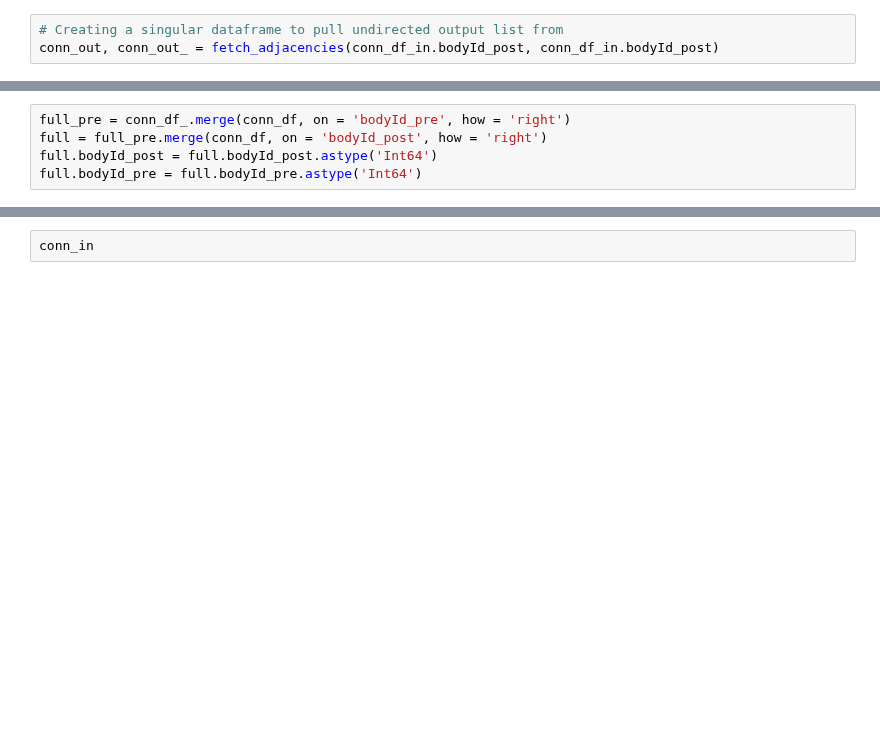
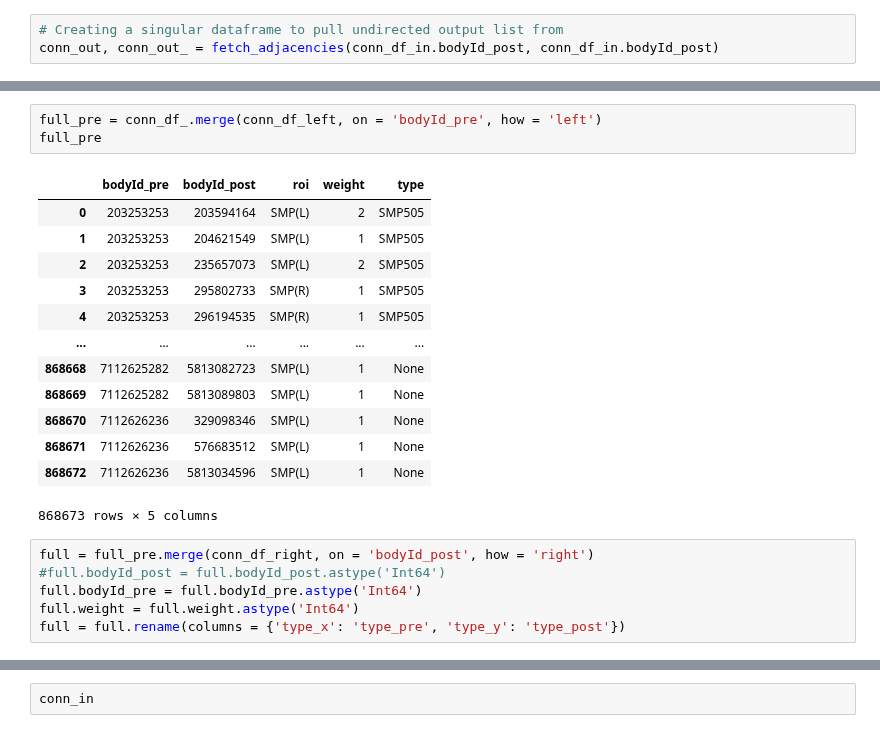
Before and after one commit to RhessaWL/flybrain-clustering, a Jupyter notebook: oviIN_celltype/oviIN_combined/creating_network.ipynb, the cells around one changed output, grey strips where cells are left out. Drawn from its saved outputs; the diff is of its cells as text; blank space fills up the shorter version.

```diff
--- a/oviIN_celltype/oviIN_combined/creating_network.ipynb
+++ b/oviIN_celltype/oviIN_combined/creating_network.ipynb
@@ -79,5 +114,23 @@ Name: type_post, Length: 3126, dtype: object
+# %%
+full_pre = conn_df_.merge(conn_df_left, on = 'bodyId_pre', how = 'left')
+full_pre
+# %% [output]
+|  | bodyId_pre | bodyId_post | roi | weight | type |
+| 0 | 203253253 | 203594164 | SMP(L) | 2 | SMP505 |
+| 1 | 203253253 | 204621549 | SMP(L) | 1 | SMP505 |
+| 2 | 203253253 | 235657073 | SMP(L) | 2 | SMP505 |
+| 3 | 203253253 | 295802733 | SMP(R) | 1 | SMP505 |
+| 4 | 203253253 | 296194535 | SMP(R) | 1 | SMP505 |
+| ... | ... | ... | ... | ... | ... |
+| 868668 | 7112625282 | 5813082723 | SMP(L) | 1 | None |
+| 868669 | 7112625282 | 5813089803 | SMP(L) | 1 | None |
+| 868670 | 7112626236 | 329098346 | SMP(L) | 1 | None |
+| 868671 | 7112626236 | 576683512 | SMP(L) | 1 | None |
+| 868672 | 7112626236 | 5813034596 | SMP(L) | 1 | None |
+868673 rows × 5 columns
 # %%
-full_pre = conn_df_.merge(conn_df, on = 'bodyId_pre', how = 'right')
-full = full_pre.merge(conn_df, on = 'bodyId_post', how = 'right')
-full.bodyId_post = full.bodyId_post.astype('Int64')
+full = full_pre.merge(conn_df_right, on = 'bodyId_post', how = 'right')
+#full.bodyId_post = full.bodyId_post.astype('Int64')
 full.bodyId_pre = full.bodyId_pre.astype('Int64')
+full.weight = full.weight.astype('Int64')
+full = full.rename(columns = {'type_x': 'type_pre', 'type_y': 'type_post'})
```
Also changed, not shown: parts of 21 cells of this notebook, 5 other files.
